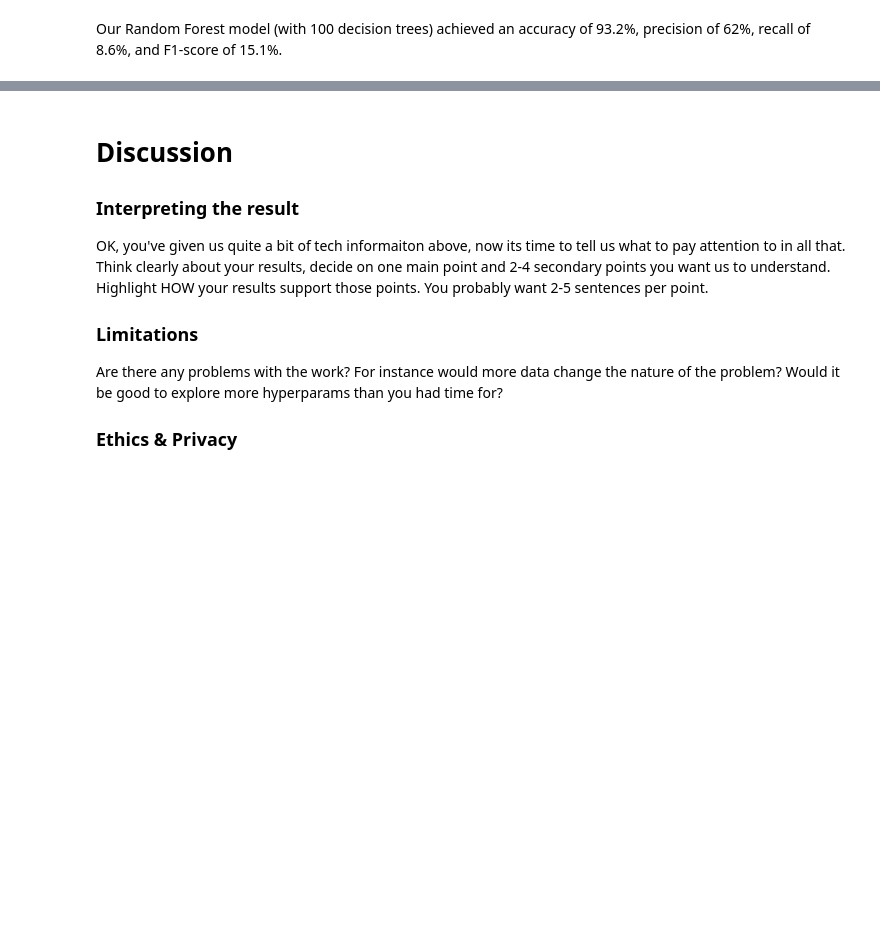
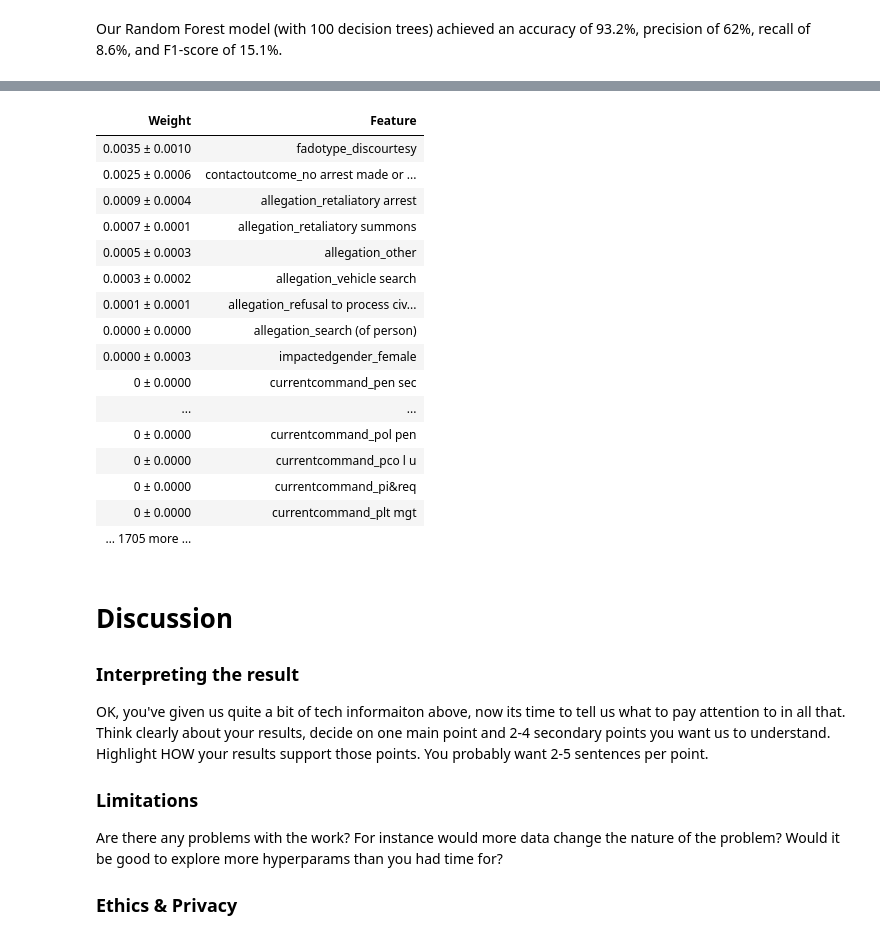
Before and after one commit to COGS118A/Group015-Wi23, a Jupyter notebook: FinalProjectGroup015-Wi23.ipynb, the cells around one changed output, grey strips where cells are left out. Drawn from its saved outputs; the diff is of its cells as text; code cells hidden in the pictures; blank space fills up the shorter version.

Commit message:
added gradient boosting

```diff
--- a/FinalProjectGroup015-Wi23.ipynb
+++ b/FinalProjectGroup015-Wi23.ipynb
@@ -933,0 +962,7 @@ Our Random Forest model (with 100 decision trees) achieved an accuracy of 93.2%,
+# %%
+X = pd.get_dummies(ccrb, columns = categoricalColumnsList)
+X = X.dropna()
+y = X['ccrbdisposition']
+X = X.drop(columns = ['ccrbdisposition'])
+print(X.shape)
+print(y.shape)
@@ -933,0 +978,5 @@ Our Random Forest model (with 100 decision trees) achieved an accuracy of 93.2%,
+# %%
+X_train, X_test, y_train, y_test = train_test_split(X, y, test_size = 0.2, shuffle = False)
+# %%
+grad = GradientBoostingClassifier(n_estimators=500, learning_rate=1.0,max_depth=1, random_state=0).fit(X_train, y_train)
+print(grad.score(X_test, y_test))
@@ -933,0 +1015,21 @@ Our Random Forest model (with 100 decision trees) achieved an accuracy of 93.2%,
+# %%
+perm = PermutationImportance(grad, random_state = 1).fit(X_test, y_test)
+eli5.show_weights(perm, feature_names = X_test.columns.tolist())
+# %% [output]
+| Weight | Feature |
+| 0.0035 ± 0.0010 | fadotype_discourtesy |
+| 0.0025 ± 0.0006 | contactoutcome_no arrest made or ... |
+| 0.0009 ± 0.0004 | allegation_retaliatory arrest |
+| 0.0007 ± 0.0001 | allegation_retaliatory summons |
+| 0.0005 ± 0.0003 | allegation_other |
+| 0.0003 ± 0.0002 | allegation_vehicle search |
+| 0.0001 ± 0.0001 | allegation_refusal to process civ... |
+| 0.0000 ± 0.0000 | allegation_search (of person) |
+| 0.0000 ± 0.0003 | impactedgender_female |
+| 0 ± 0.0000 | currentcommand_pen sec |
+| ... | ... |
+| 0 ± 0.0000 | currentcommand_pol pen |
+| 0 ± 0.0000 | currentcommand_pco l u |
+| 0 ± 0.0000 | currentcommand_pi&req |
+| 0 ± 0.0000 | currentcommand_plt mgt |
+| … 1705 more … |  |
```
Also changed, not shown: parts of 13 cells of this notebook.
